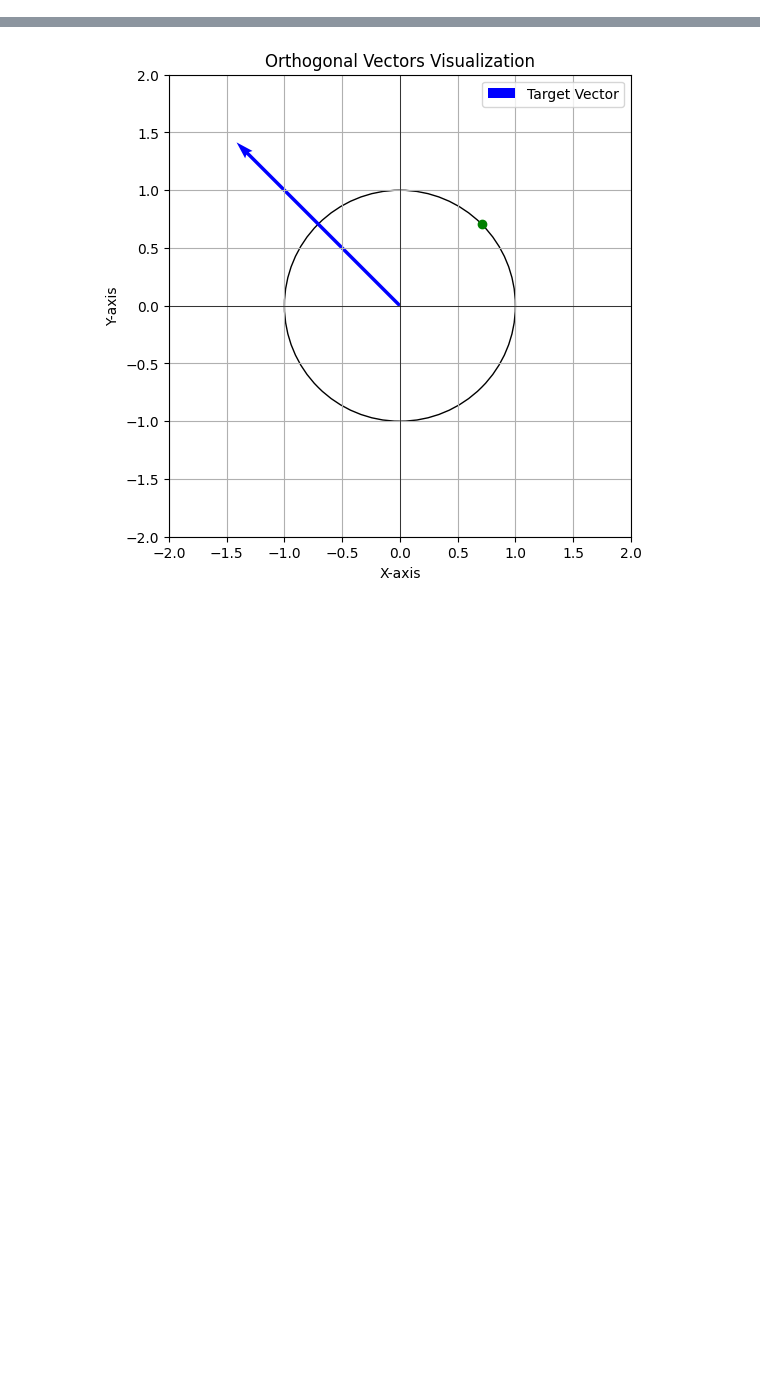
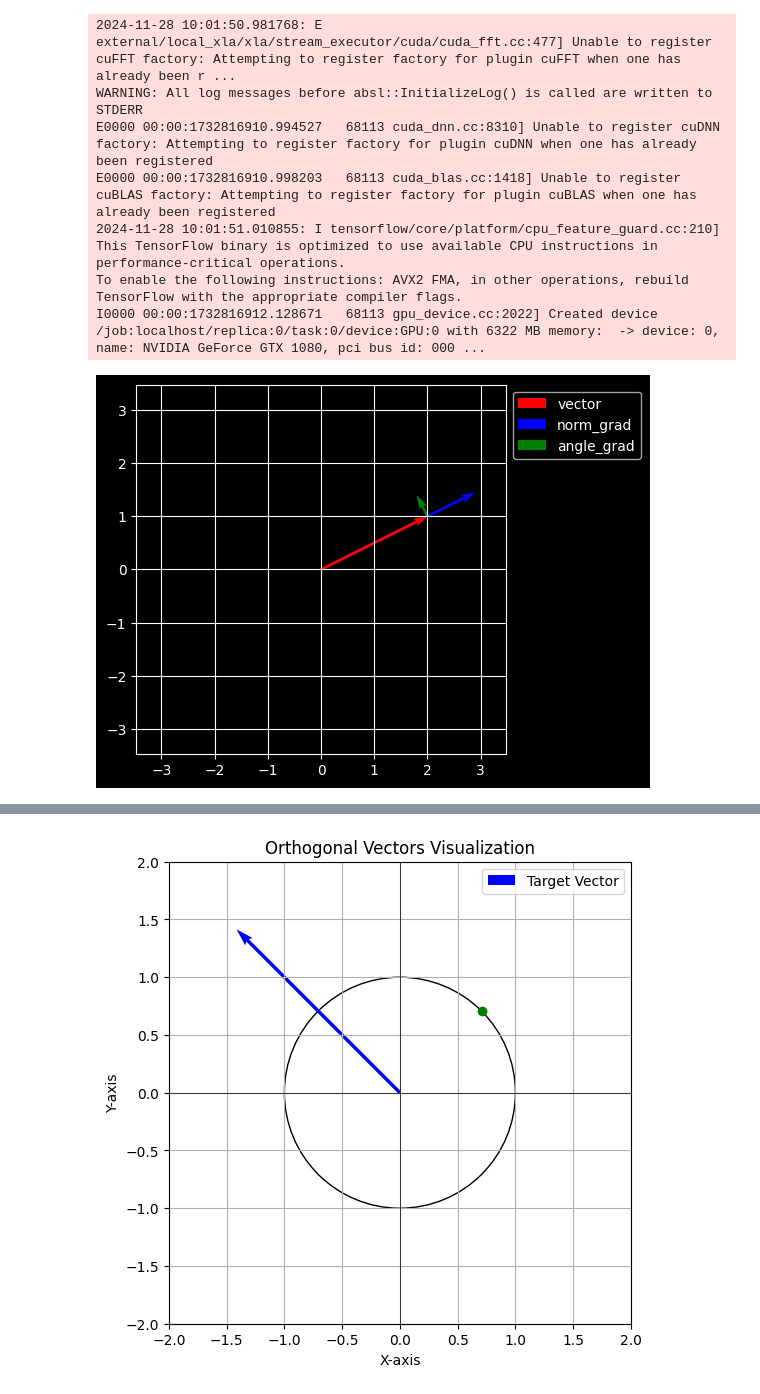
Before and after one commit to JacksonRudd/dl, a Jupyter notebook: mnist/3_training.ipynb, the cells around one changed output, grey strips where cells are left out. Cells and saved outputs as stored; diff of their text form; code cells hidden in the pictures; blank space fills up the shorter version.

```diff
--- a/mnist/3_training.ipynb
+++ b/mnist/3_training.ipynb
@@ -2,0 +7,30 @@
+# %%
+from dlib.helper import VectorScene
+import tensorflow as tf
+
+vector = tf.Variable([2.0,1.0])
+
+with tf.GradientTape(persistent=True) as tape:
+    length = tf.sqrt(tf.reduce_sum(vector*vector))
+    angle = tf.atan2(vector[1], vector[0])
+
+norm_grad = tape.gradient(length, vector)
+angle_grad = tape.gradient(angle, vector)
+del tape
+
+scene = VectorScene()
+(scene
+ .add_vector(vector, color='r', label='vector')
+ .add_vector_at(vector, norm_grad, color='b', name='norm_grad')
+ .add_vector_at(vector, angle_grad, color='g', name='angle_grad')
+ .display()
+ )
+# %% [output]
+2024-11-28 10:01:50.981768: E external/local_xla/xla/stream_executor/cuda/cuda_fft.cc:477] Unable to register cuFFT factory: Attempting to register factory for plugin cuFFT when one has already been r ...
+WARNING: All log messages before absl::InitializeLog() is called are written to STDERR
+E0000 00:00:1732816910.994527   68113 cuda_dnn.cc:8310] Unable to register cuDNN factory: Attempting to register factory for plugin cuDNN when one has already been registered
+E0000 00:00:1732816910.998203   68113 cuda_blas.cc:1418] Unable to register cuBLAS factory: Attempting to register factory for plugin cuBLAS when one has already been registered
+2024-11-28 10:01:51.010855: I tensorflow/core/platform/cpu_feature_guard.cc:210] This TensorFlow binary is optimized to use available CPU instructions in performance-critical operations.
+To enable the following instructions: AVX2 FMA, in other operations, rebuild TensorFlow with the appropriate compiler flags.
+I0000 00:00:1732816912.128671   68113 gpu_device.cc:2022] Created device /job:localhost/replica:0/task:0/device:GPU:0 with 6322 MB memory:  -> device: 0, name: NVIDIA GeForce GTX 1080, pci bus id: 000 ...
+[figure, added]
```
Also changed, not shown: parts of 4 cells of this notebook, 1 other file.
